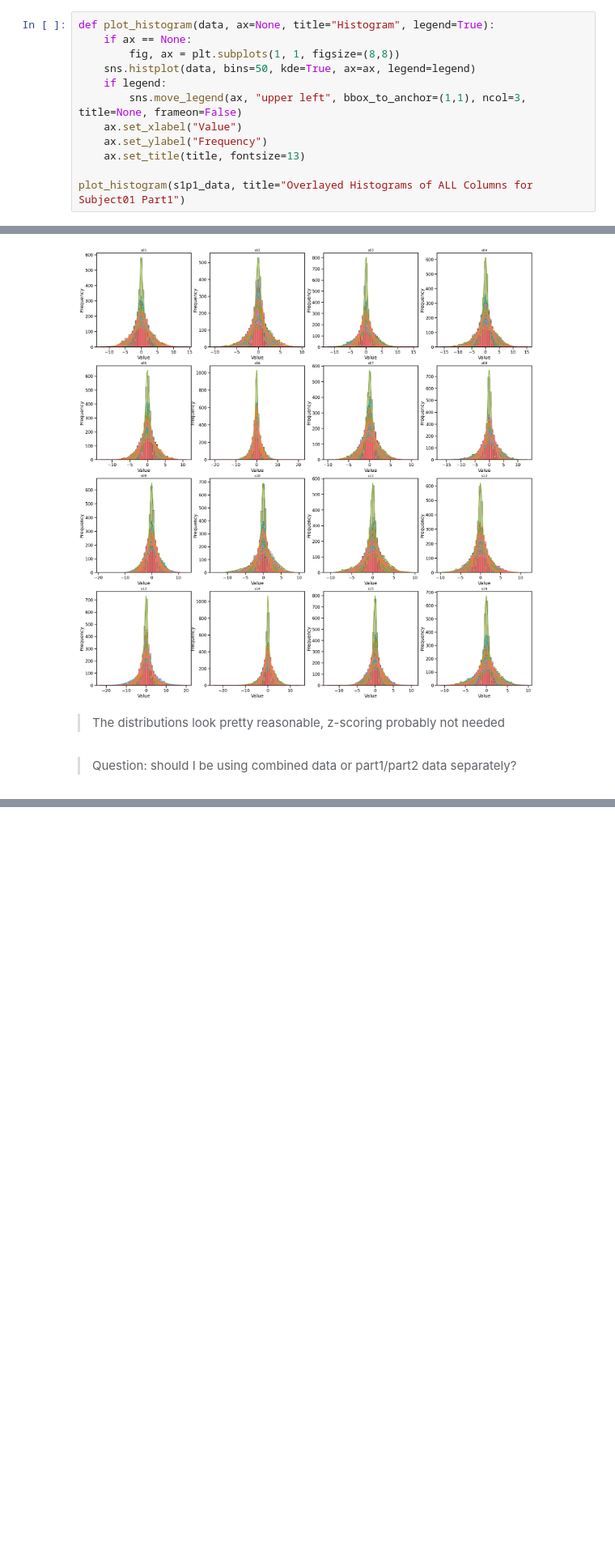
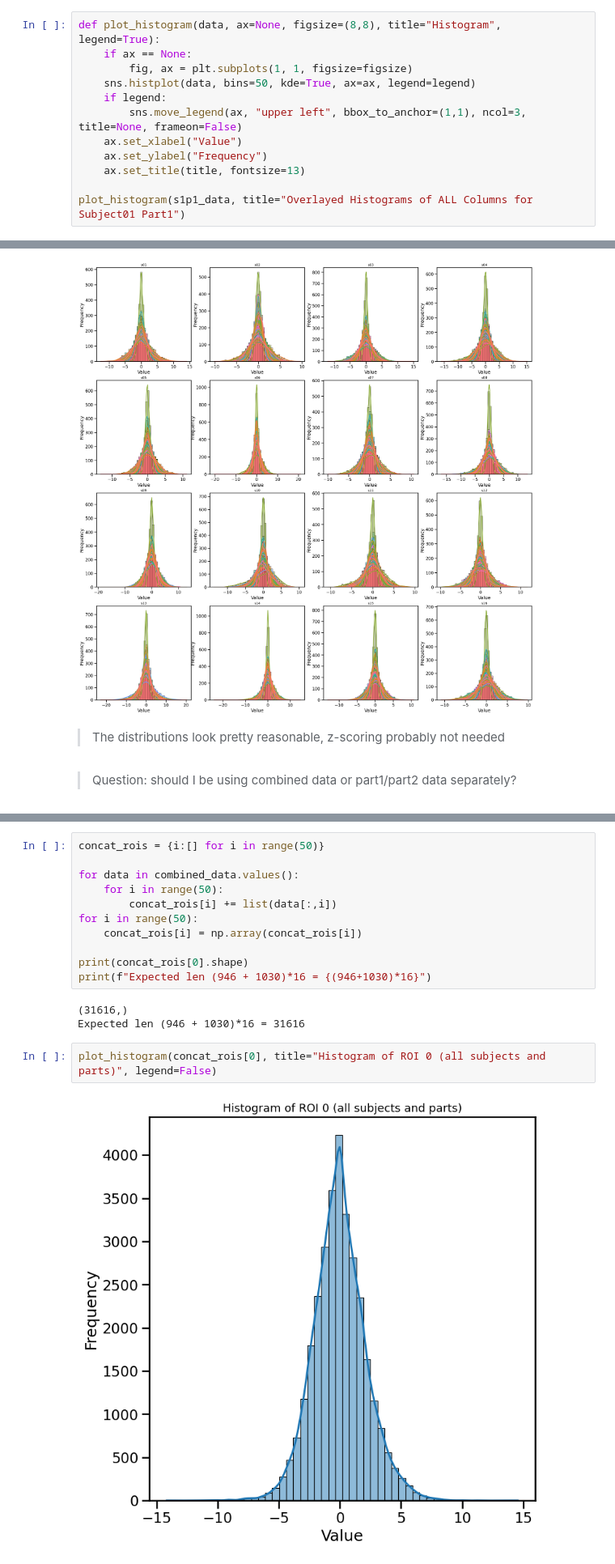
Before and after one commit to jyhong05/CFL_Research, a Jupyter notebook: neuro_pc_fges/data_exploration.ipynb, the cells around one changed output, grey strips where cells are left out. Shown at 81% size. Cells and saved outputs as stored; diff of their text form; blank space fills up the shorter version.

```diff
--- a/neuro_pc_fges/data_exploration.ipynb
+++ b/neuro_pc_fges/data_exploration.ipynb
@@ -63,9 +63,9 @@ Max ranges of each variable (column) over all datasets:
  20.560213  26.221767  33.589783  33.468909  26.521064  21.924855
  17.854664  27.202665 ]
 # %%
-def plot_histogram(data, ax=None, title="Histogram", legend=True):
+def plot_histogram(data, ax=None, figsize=(8,8), title="Histogram", legend=True):
     if ax == None:
-        fig, ax = plt.subplots(1, 1, figsize=(8,8))
+        fig, ax = plt.subplots(1, 1, figsize=figsize)
     sns.histplot(data, bins=50, kde=True, ax=ax, legend=legend)
     if legend:
         sns.move_legend(ax, "upper left", bbox_to_anchor=(1,1), ncol=3, title=None, frameon=False)
@@ -106,0 +109,18 @@ for i, (key, data) in enumerate(combined_data.items()):
+# %%
+concat_rois = {i:[] for i in range(50)}
+
+for data in combined_data.values():
+    for i in range(50):
+        concat_rois[i] += list(data[:,i])
+for i in range(50):
+    concat_rois[i] = np.array(concat_rois[i])
+
+print(concat_rois[0].shape)
+print(f"Expected len (946 + 1030)*16 = {(946+1030)*16}")
+# %% [output]
+(31616,)
+Expected len (946 + 1030)*16 = 31616
+# %%
+plot_histogram(concat_rois[0], title="Histogram of ROI 0 (all subjects and parts)", legend=False)
+# %% [output]
+[figure, added]
```
Also changed, not shown: parts of 8 cells of this notebook.
